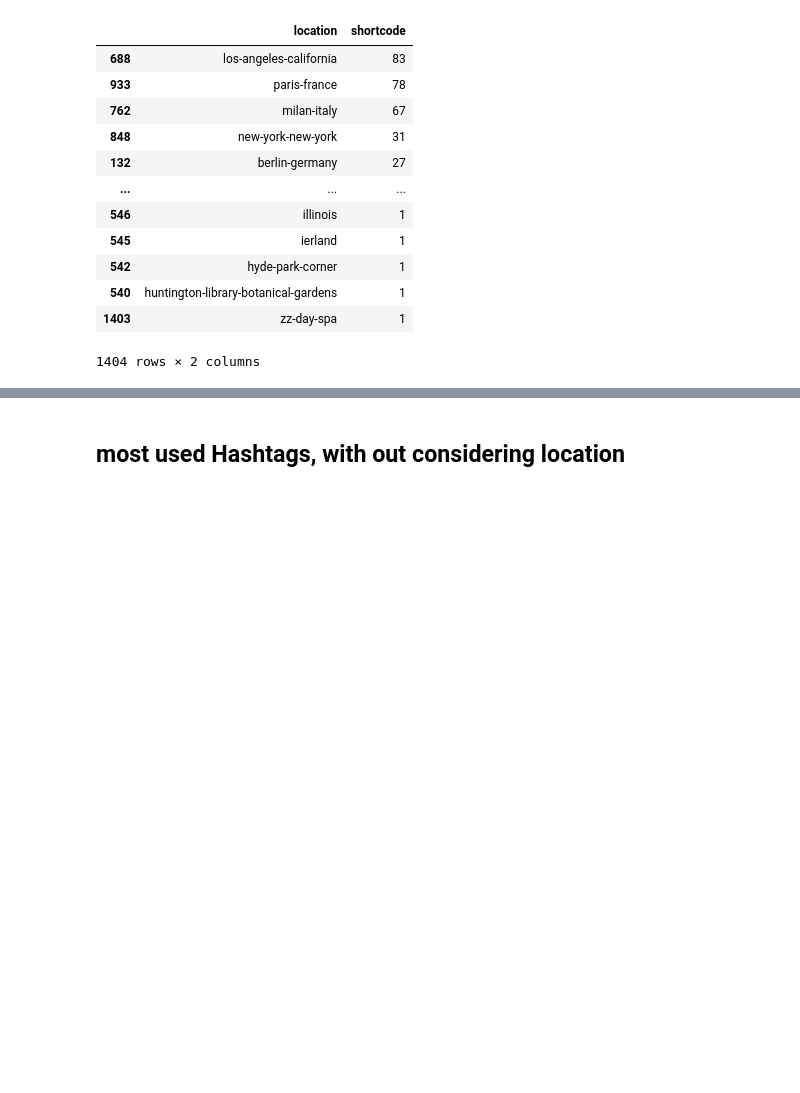
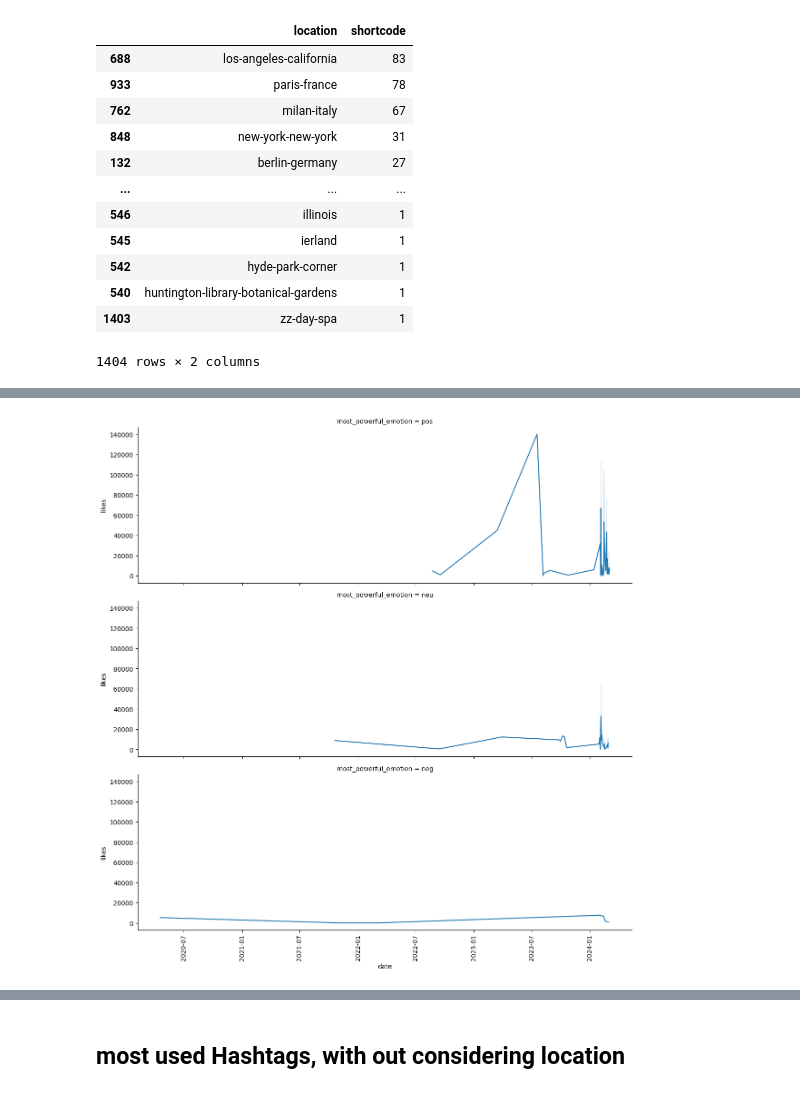
Before and after one commit to saeedshirani/Inastagram-data-analysis, a Jupyter notebook: 4.EDA/EDA.ipynb, the cells around one changed output, grey strips where cells are left out. Saved outputs shown, nothing was run; the diff lists cells and outputs as text; code cells hidden in the pictures; blank space fills up the shorter version.

```diff
--- a/4.EDA/EDA.ipynb
+++ b/4.EDA/EDA.ipynb
@@ -171,0 +166,4 @@ locational_data.groupby(by="location", as_index=False).agg({"shortcode":"count"}
+# %%
+LA_post = locational_data.loc[locational_data["location"] == "los-angeles-california"]
+LA_post['date'] = pd.to_datetime(LA_post['date'])
+LA_post.shape
@@ -171,0 +177,7 @@ locational_data.groupby(by="location", as_index=False).agg({"shortcode":"count"}
+# %%
+g = sns.FacetGrid(data=LA_post, row="most_powerful_emotion", height=4, aspect=3)
+g.map(sns.lineplot, "date", "likes")
+plt.xticks(rotation=90)
+plt.show()
+# %% [output]
+[figure, added]
```
Also changed, not shown: parts of 13 cells of this notebook.
